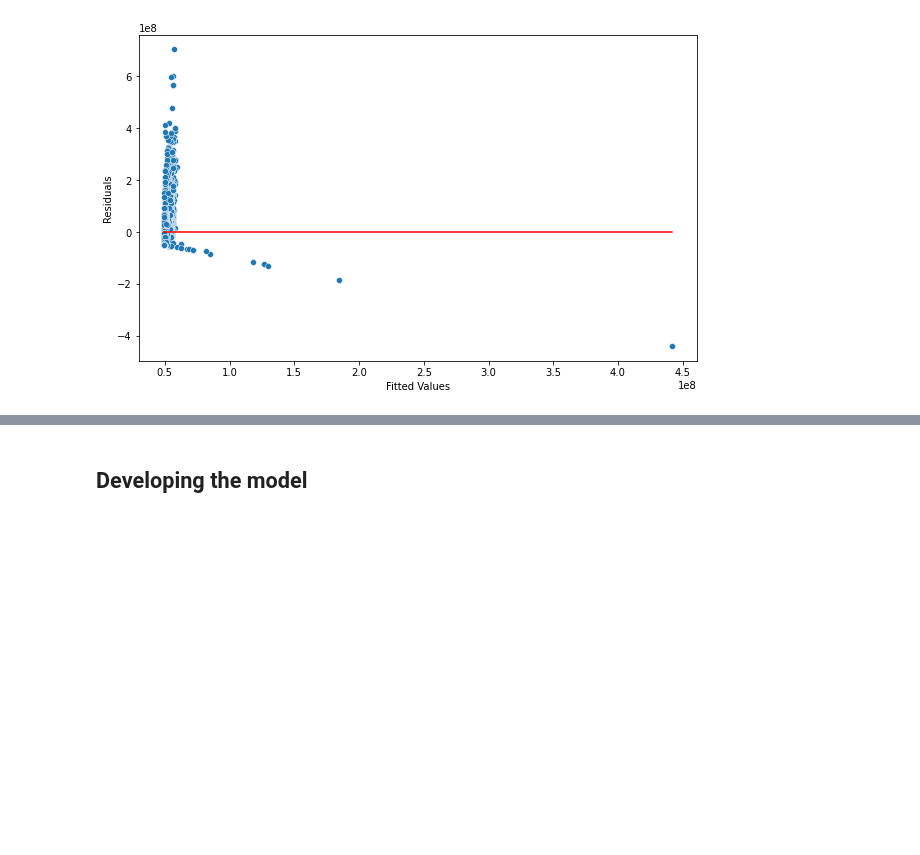
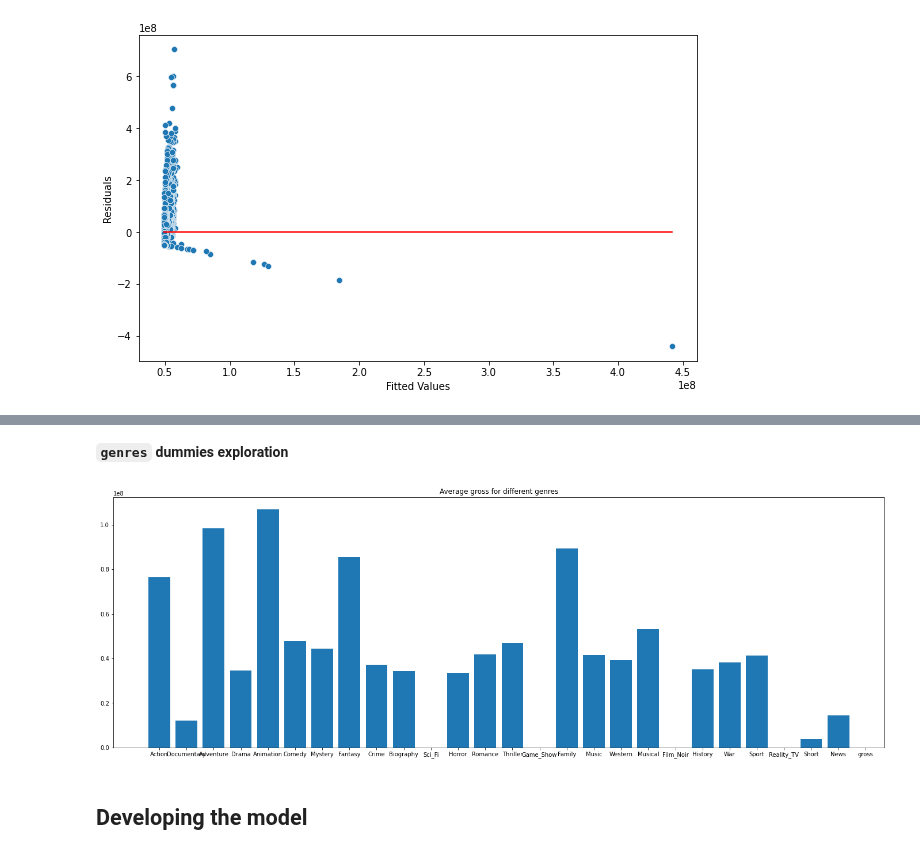
Before and after one commit to kennyeon/Too-Pullz-Project, a Jupyter notebook: Project Code Template.ipynb, the cells around one changed output, grey strips where cells are left out. Saved outputs shown, nothing was run; the diff lists cells and outputs as text; code cells hidden in the pictures; blank space fills up the shorter version.

```diff
--- a/Project Code Template.ipynb
+++ b/Project Code Template.ipynb
@@ -411,3 +411,20 @@ sns.barplot(data = movies, x = movies.title_year, y = movies.gross, ci = None)
+# %% [markdown]
+**`genres` dummies exploration**
+# %%
+genres_df = movies[[str(x) for x in genre_list]]
+genres_df = pd.concat([genres_df, movies.gross], axis = 1)
+
+means = []
+for column in genres_df.columns:
+    means.append(genres_df.loc[genres_df[column] == 1, "gross"].mean())
+
+
+fig, ax = plt.subplots(figsize=(24, 8))
+plt.bar(x=genres_df.columns, height=means)
+plt.title("Average gross for different genres")
+plt.show()
+# %% [output]
+[figure, added]
 # %% [markdown]
 ## Developing the model
 # %% [markdown]
```
Also changed, not shown: parts of 94 cells of this notebook.
